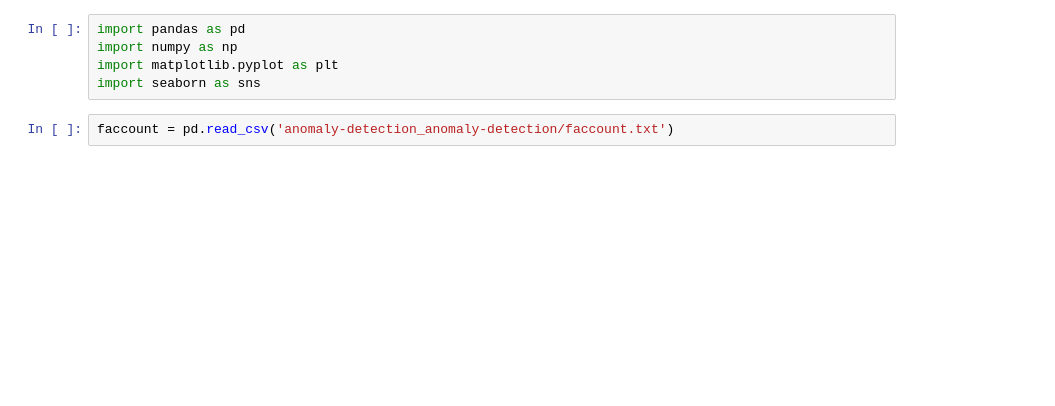
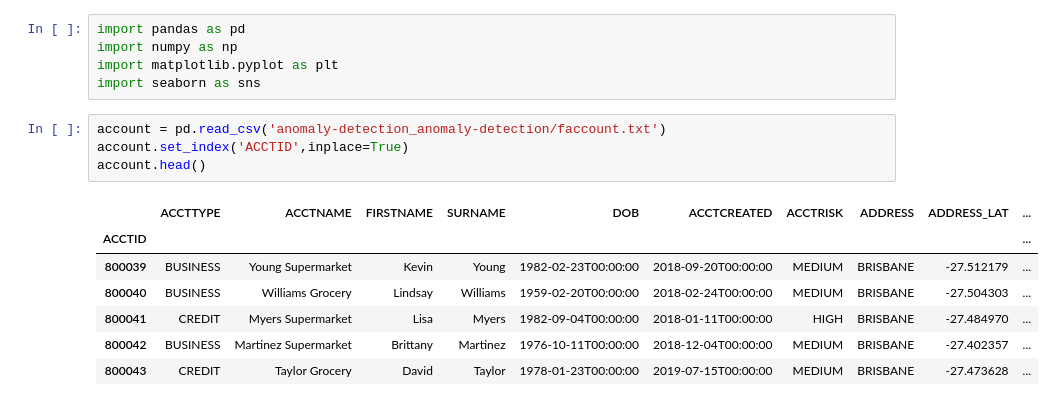
Before and after one commit to sindhri/anomaly2020, a Jupyter notebook: anomaly2020_visualization.ipynb, the cells around one changed output. Cells and saved outputs as stored; diff of their text form; blank space fills up the shorter version.

```diff
--- a/anomaly2020_visualization.ipynb
+++ b/anomaly2020_visualization.ipynb
@@ -4,4 +4,14 @@ import numpy as np
 import matplotlib.pyplot as plt
 import seaborn as sns
 # %%
-faccount = pd.read_csv('anomaly-detection_anomaly-detection/faccount.txt')
+account = pd.read_csv('anomaly-detection_anomaly-detection/faccount.txt')
+account.set_index('ACCTID',inplace=True)
+account.head()
+# %% [output]
+|  | ACCTTYPE | ACCTNAME | FIRSTNAME | SURNAME | DOB | ACCTCREATED | ACCTRISK | ADDRESS | ADDRESS_LAT | ... |
+| ACCTID |  |  |  |  |  |  |  |  |  | ... |
+| 800039 | BUSINESS | Young Supermarket | Kevin | Young | 1982-02-23T00:00:00 | 2018-09-20T00:00:00 | MEDIUM | BRISBANE | -27.512179 | ... |
+| 800040 | BUSINESS | Williams Grocery | Lindsay | Williams | 1959-02-20T00:00:00 | 2018-02-24T00:00:00 | MEDIUM | BRISBANE | -27.504303 | ... |
+| 800041 | CREDIT | Myers Supermarket | Lisa | Myers | 1982-09-04T00:00:00 | 2018-01-11T00:00:00 | HIGH | BRISBANE | -27.484970 | ... |
+| 800042 | BUSINESS | Martinez Supermarket | Brittany | Martinez | 1976-10-11T00:00:00 | 2018-12-04T00:00:00 | MEDIUM | BRISBANE | -27.402357 | ... |
+| 800043 | CREDIT | Taylor Grocery | David | Taylor | 1978-01-23T00:00:00 | 2019-07-15T00:00:00 | MEDIUM | BRISBANE | -27.473628 | ... |
```
Also changed, not shown: parts of 14 cells of this notebook.
